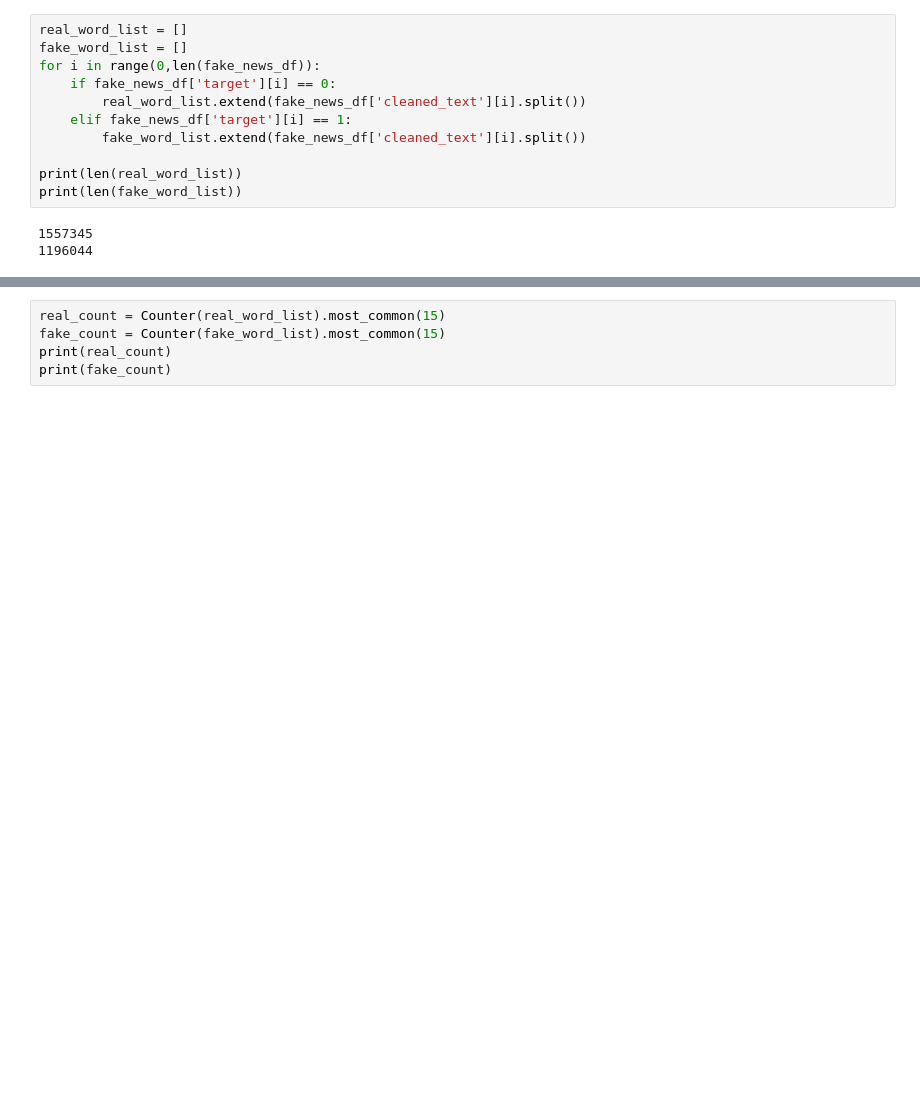
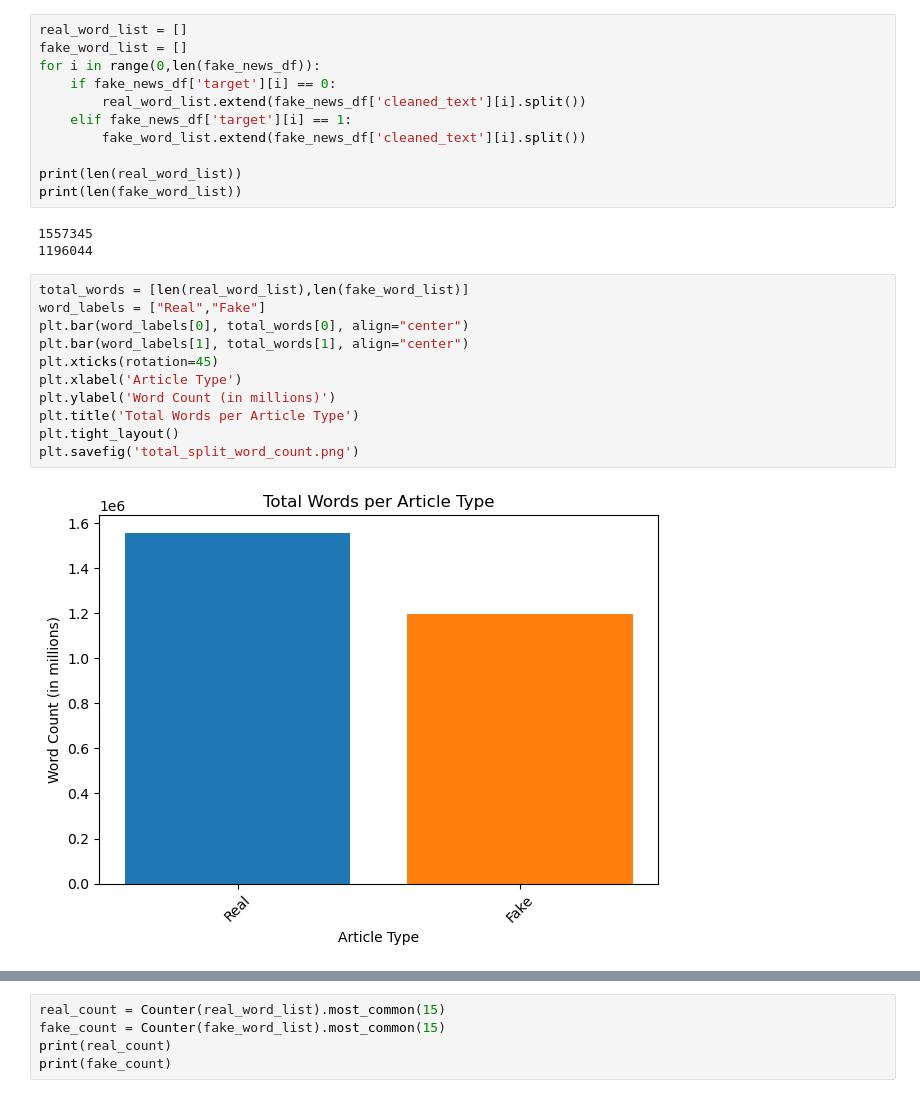
Before and after one commit to vgpass/Fake_News_Analysis_Project_4, a Jupyter notebook: Tuan/metrics.ipynb, the cells around one changed output, grey strips where cells are left out. Drawn from its saved outputs; the diff is of its cells as text; blank space fills up the shorter version.

```diff
--- a/Tuan/metrics.ipynb
+++ b/Tuan/metrics.ipynb
@@ -61,3 +63,16 @@ print(len(fake_word_list))
 # %% [output]
 1557345
 1196044
+# %%
+total_words = [len(real_word_list),len(fake_word_list)]
+word_labels = ["Real","Fake"]
+plt.bar(word_labels[0], total_words[0], align="center")
+plt.bar(word_labels[1], total_words[1], align="center")
+plt.xticks(rotation=45)
+plt.xlabel('Article Type')
+plt.ylabel('Word Count (in millions)')
+plt.title('Total Words per Article Type')
+plt.tight_layout()
+plt.savefig('total_split_word_count.png')
+# %% [output]
+[figure, added]
```
Also changed, not shown: parts of 4 cells of this notebook, 3 other files.
